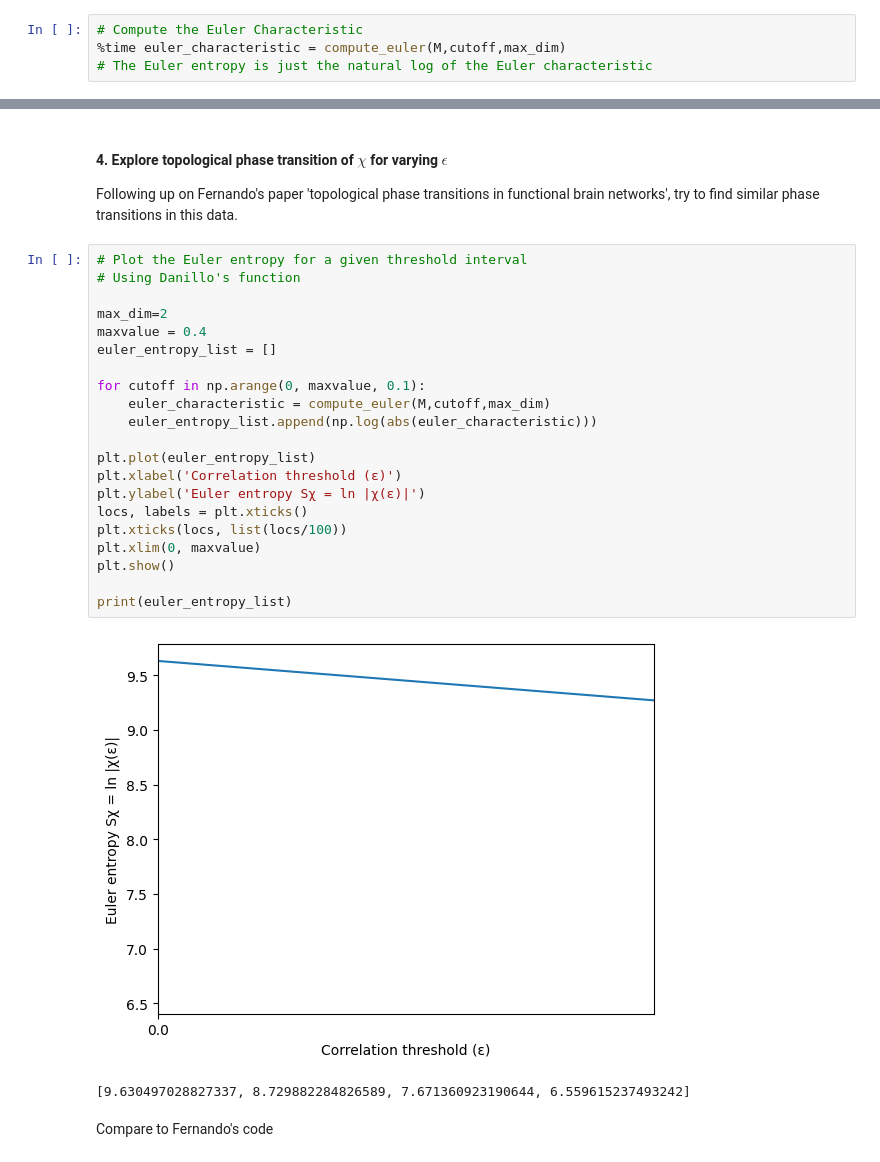
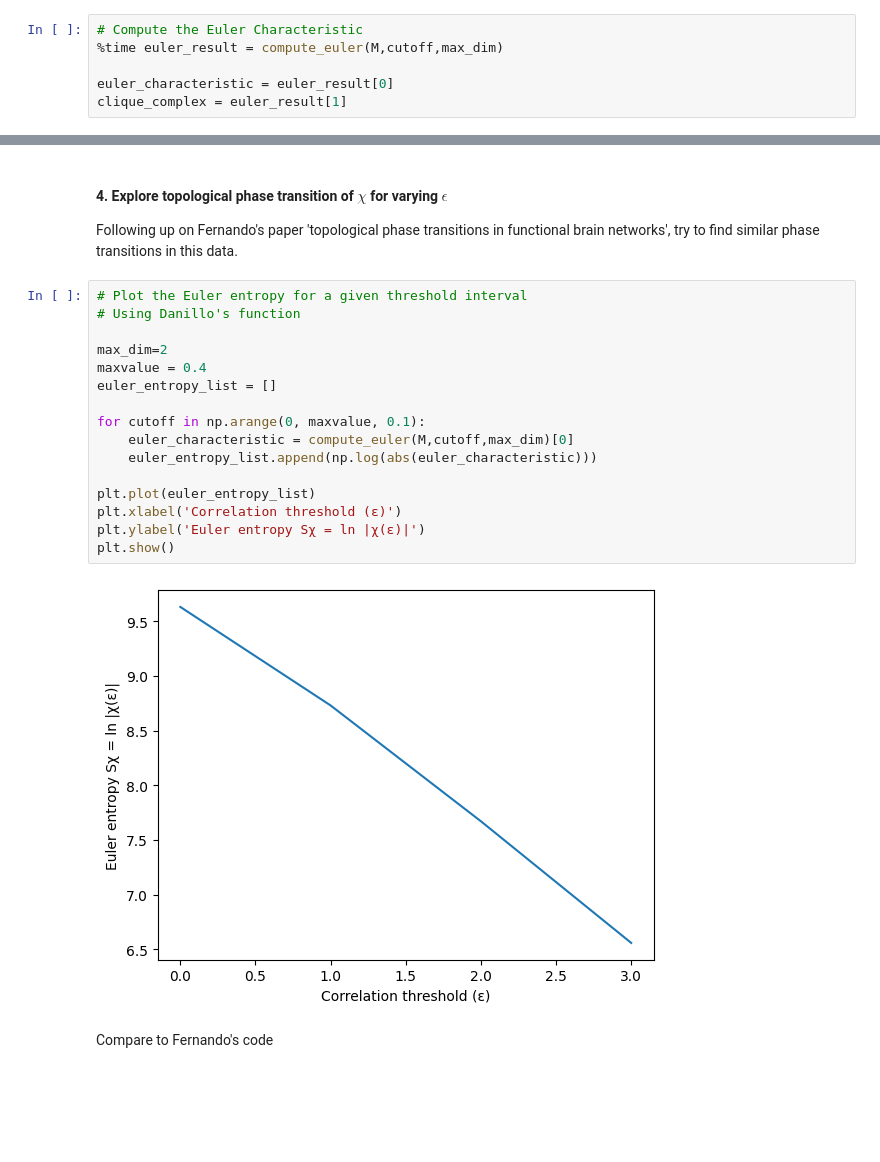
Before and after one commit to cyrilrommens/Free_energy_of_simplicial_complexes, a Jupyter notebook: Complete_progress.ipynb, the cells around one changed output, grey strips where cells are left out. Drawn from its saved outputs; the diff is of its cells as text; blank space fills up the shorter version.

```diff
--- a/Complete_progress.ipynb
+++ b/Complete_progress.ipynb
@@ -79,5 +80,7 @@ plot_graph(M, cutoff)
 # %%
 # Compute the Euler Characteristic
-%time euler_characteristic = compute_euler(M,cutoff,max_dim)
-# The Euler entropy is just the natural log of the Euler characteristic
+%time euler_result = compute_euler(M,cutoff,max_dim)
+
+euler_characteristic = euler_result[0]
+clique_complex = euler_result[1]
 # %% [output]
@@ -95,27 +95,21 @@ Following up on Fernando's paper 'topological phase transitions in functional br
 # %%
 # Plot the Euler entropy for a given threshold interval
 # Using Danillo's function
 
 max_dim=2
 maxvalue = 0.4
 euler_entropy_list = []
 
 for cutoff in np.arange(0, maxvalue, 0.1):
-    euler_characteristic = compute_euler(M,cutoff,max_dim)
+    euler_characteristic = compute_euler(M,cutoff,max_dim)[0]
     euler_entropy_list.append(np.log(abs(euler_characteristic)))
 
 plt.plot(euler_entropy_list)
 plt.xlabel('Correlation threshold (ε)')
 plt.ylabel('Euler entropy Sχ = ln |χ(ε)|')
-locs, labels = plt.xticks()
-plt.xticks(locs, list(locs/100))
-plt.xlim(0, maxvalue)
 plt.show()
-
-print(euler_entropy_list)
 # %% [output]
-[figure, old version]
+[figure, new version]
-[9.630497028827337, 8.729882284826589, 7.671360923190644, 6.559615237493242]
 # %% [markdown]
 Compare to Fernando's code
 # %%
```
Also changed, not shown: parts of 19 cells of this notebook, 2 other files.
